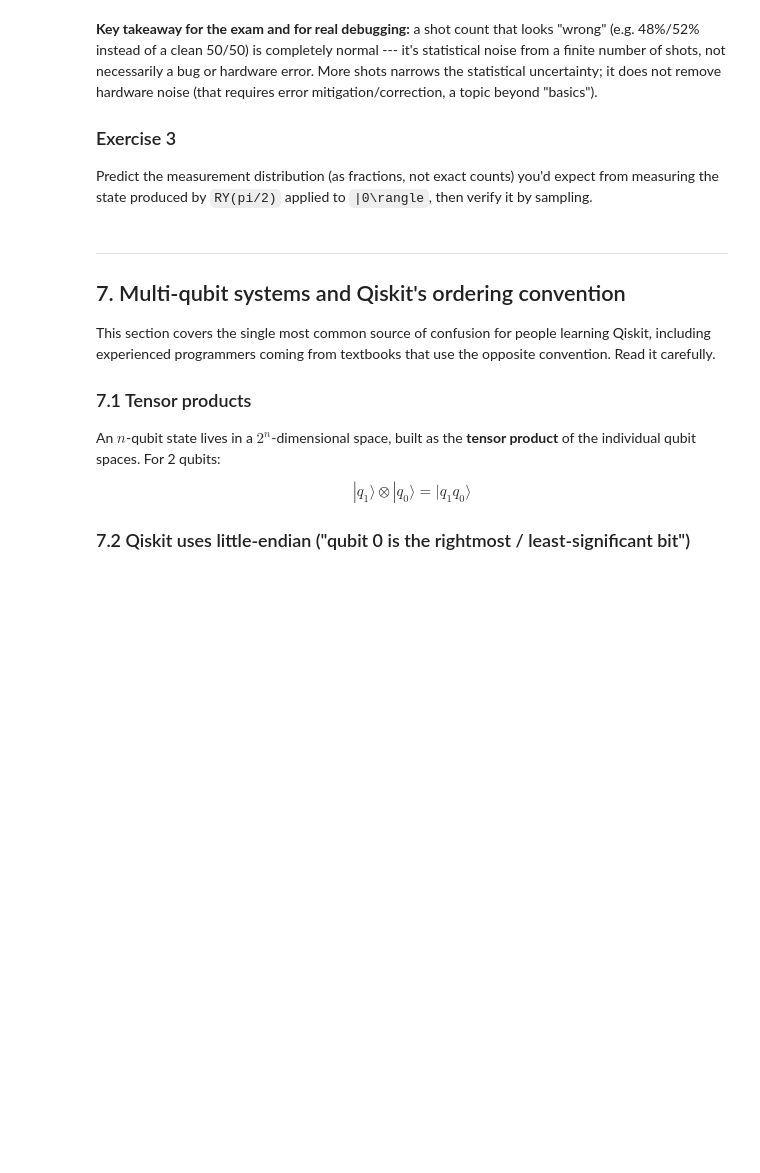
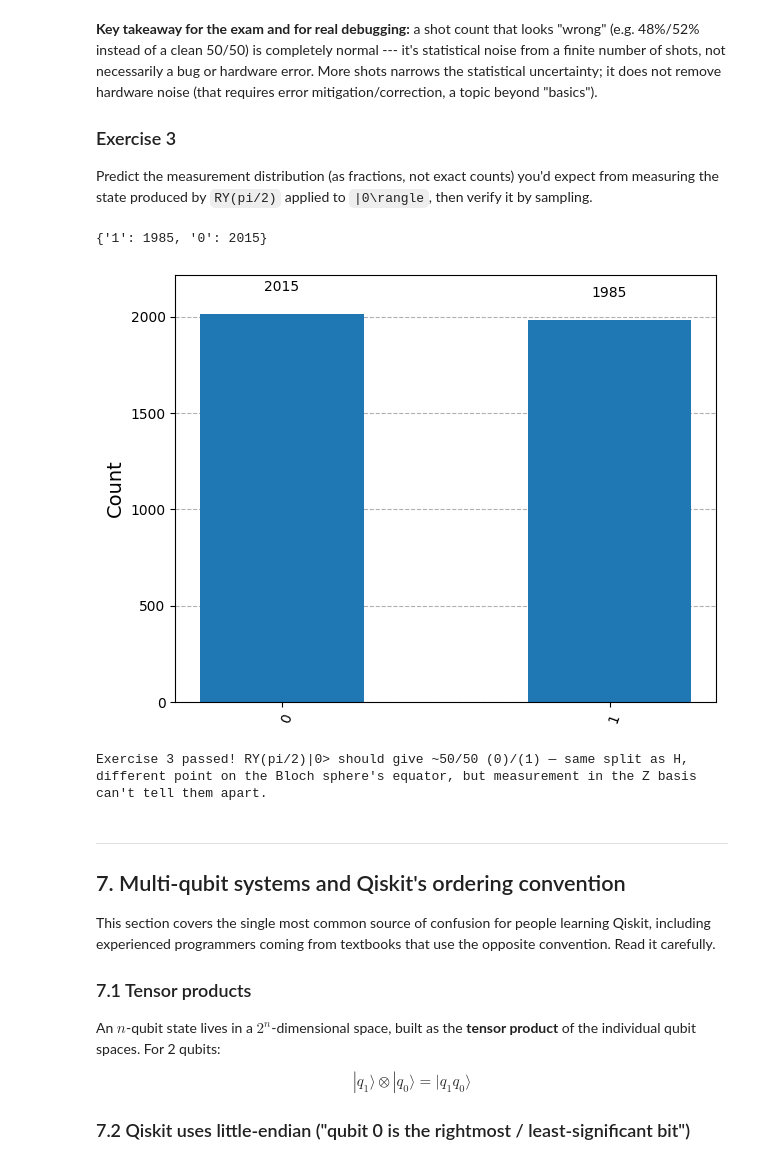
Before and after one commit to Pushkar0997/Qiskit_cert_prep, a Jupyter notebook: qiskit_basics_deep_dive.ipynb, the cells around one changed output. Drawn from its saved outputs; the diff is of its cells as text; code cells hidden in the pictures; blank space fills up the shorter version.

```diff
--- a/qiskit_basics_deep_dive.ipynb
+++ b/qiskit_basics_deep_dive.ipynb
@@ -334,15 +422,23 @@ Predict the measurement distribution (as fractions, not exact counts) you'd expe
 # %%
 def build_exercise_3_circuit():
     # TODO: build a 1-qubit, 1-classical-bit circuit that applies RY(pi/2) to qubit 0
     # and then measures it into classical bit 0.
-    raise NotImplementedError("Replace this with your circuit")
+    #raise NotImplementedError("Replace this with your circuit")
+    qc3= QuantumCircuit(1,1)
+    qc3.ry(np.pi/2,0)
+    qc3.measure(0,0)
+    return qc3
+
 
 exercise_3_circuit = build_exercise_3_circuit()
 sampler = StatevectorSampler()
 job = sampler.run([exercise_3_circuit], shots=4000)
 counts = job.result()[0].data.c.get_counts()
 print(counts)
 plot_histogram(counts)
+# %% [output]
+{'1': 1985, '0': 2015}
+[figure, added]
 # %%
 # --- Check your answer ---
 def check_exercise_3(qc):
@@ -355,6 +451,8 @@ def check_exercise_3(qc):
           "different point on the Bloch sphere's equator, but measurement in the Z basis can't tell them apart.")
 
 check_exercise_3(exercise_3_circuit)
+# %% [output]
+Exercise 3 passed! RY(pi/2)|0> should give ~50/50 (0)/(1) — same split as H, different point on the Bloch sphere's equator, but measurement in the Z basis can't tell them apart.
 # %% [markdown]
 ---
 ## 7. Multi-qubit systems and Qiskit's ordering convention
```
Also changed, not shown: parts of 34 cells of this notebook, 3 other files.
